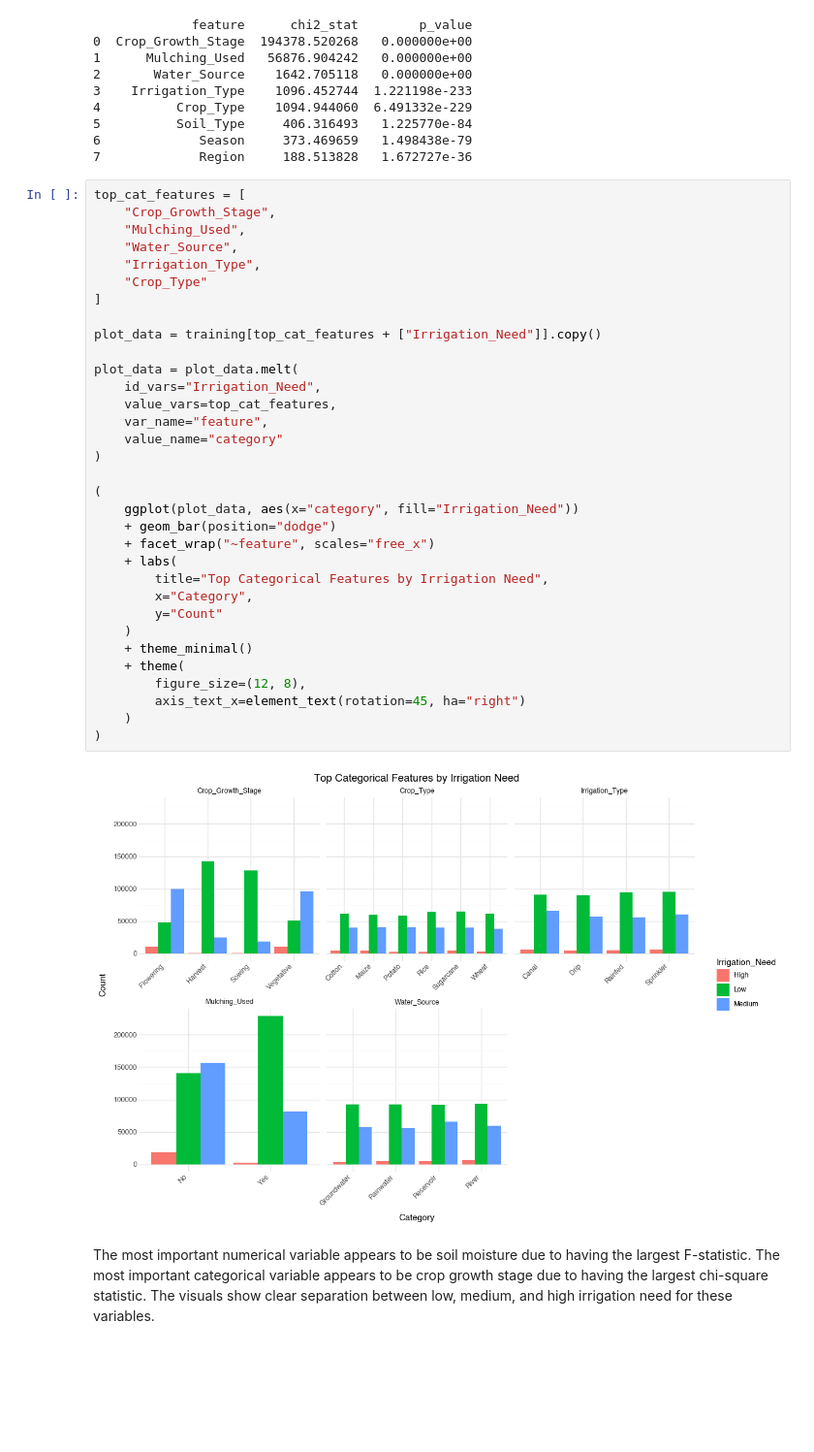
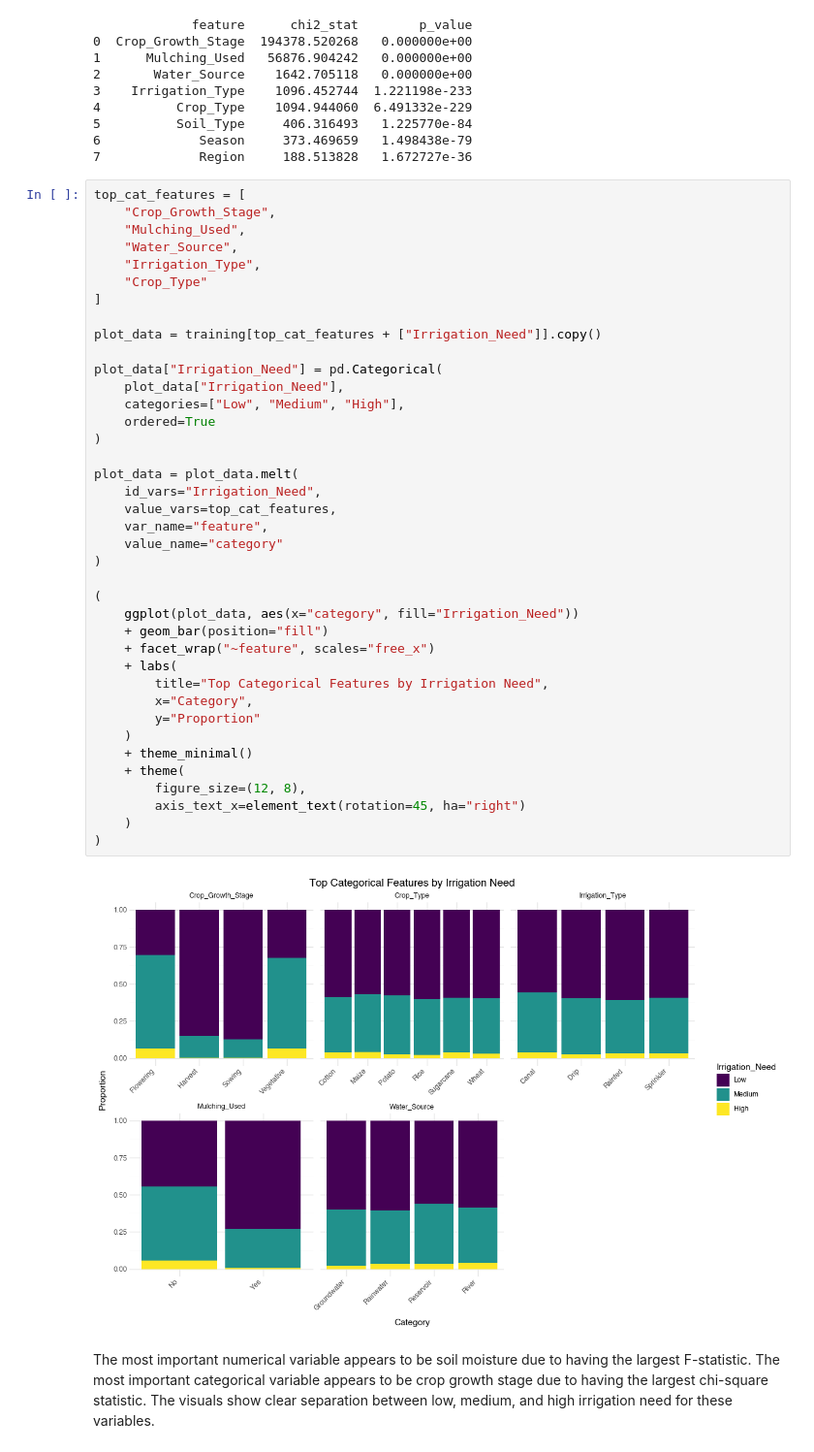
Before and after one commit to donya-beh/GSB-545, a Jupyter notebook: Kaggle Comp/Kaggle Homework-Donya Behroozi-donya_beh.ipynb, the cells around one changed output. Shown at 97% size. Drawn from its saved outputs; the diff is of its cells as text; blank space fills up the shorter version.

```diff
--- a/Kaggle Comp/Kaggle Homework-Donya Behroozi-donya_beh.ipynb
+++ b/Kaggle Comp/Kaggle Homework-Donya Behroozi-donya_beh.ipynb
@@ -327,35 +327,41 @@ top_cat_features = [
     "Crop_Growth_Stage",
     "Mulching_Used",
     "Water_Source",
     "Irrigation_Type",
     "Crop_Type"
 ]
 
 plot_data = training[top_cat_features + ["Irrigation_Need"]].copy()
 
+plot_data["Irrigation_Need"] = pd.Categorical(
+    plot_data["Irrigation_Need"],
+    categories=["Low", "Medium", "High"],
+    ordered=True
+)
+
 plot_data = plot_data.melt(
     id_vars="Irrigation_Need",
     value_vars=top_cat_features,
     var_name="feature",
     value_name="category"
 )
 
 (
     ggplot(plot_data, aes(x="category", fill="Irrigation_Need"))
-    + geom_bar(position="dodge")
+    + geom_bar(position="fill")
     + facet_wrap("~feature", scales="free_x")
     + labs(
         title="Top Categorical Features by Irrigation Need",
         x="Category",
-        y="Count"
+        y="Proportion"
     )
     + theme_minimal()
     + theme(
         figure_size=(12, 8),
         axis_text_x=element_text(rotation=45, ha="right")
     )
 )
 # %% [output]
-[figure, old version]
+[figure, new version]
 # %% [markdown]
 The most important numerical variable appears to be soil moisture due to having the largest F-statistic. The most important categorical variable appears to be crop growth stage due to having the largest chi-square statistic. The visuals show clear separation between low, medium, and high irrigation need for these variables.
```
